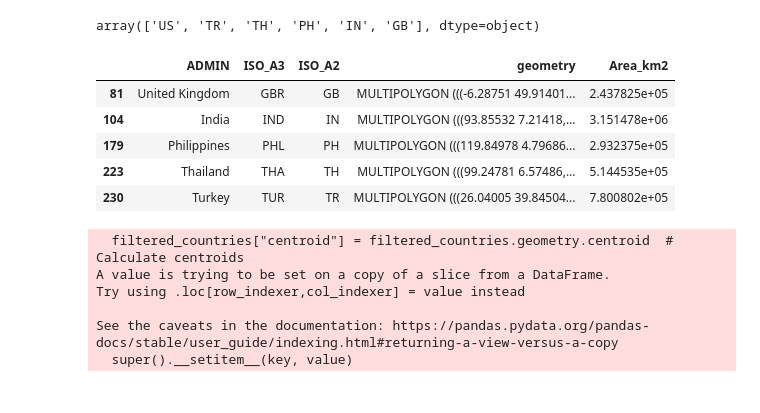
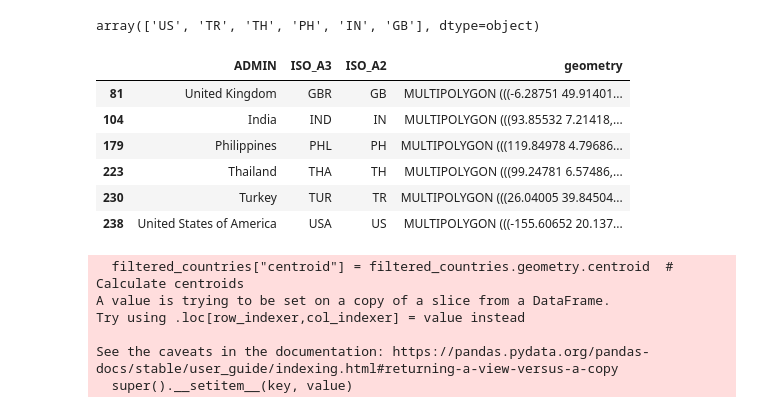
Before and after one commit to Ashi743/my_projects-, a Jupyter notebook: air_quality_assignment.ipynb, the cells around one changed output. Drawn from its saved outputs; the diff is of its cells as text; code cells hidden in the pictures.

```diff
--- a/air_quality_assignment.ipynb
+++ b/air_quality_assignment.ipynb
@@ -154,17 +154,18 @@ gdf_pm10["country_id"].unique()
 # %% [output]
 array(['US', 'TR', 'TH', 'PH', 'IN', 'GB'], dtype=object)
 # %%
-selected_countries = ["United States", "United Kingdom", "Turkey", "Thailand", "Philippines", "India"]
+selected_countries = ["United States of America", "United Kingdom", "Turkey", "Thailand", "Philippines", "India"]
 filtered_countries = countries_gdf[countries_gdf["ADMIN"].isin(selected_countries)]
 # %%
-filtered_countries.head()
+filtered_countries
 # %% [output]
-|  | ADMIN | ISO_A3 | ISO_A2 | geometry | Area_km2 |
-| 81 | United Kingdom | GBR | GB | MULTIPOLYGON (((-6.28751 49.91401... | 2.437825e+05 |
-| 104 | India | IND | IN | MULTIPOLYGON (((93.85532 7.21418,... | 3.151478e+06 |
-| 179 | Philippines | PHL | PH | MULTIPOLYGON (((119.84978 4.79686... | 2.932375e+05 |
-| 223 | Thailand | THA | TH | MULTIPOLYGON (((99.24781 6.57486,... | 5.144535e+05 |
-| 230 | Turkey | TUR | TR | MULTIPOLYGON (((26.04005 39.84504... | 7.800802e+05 |
+|  | ADMIN | ISO_A3 | ISO_A2 | geometry |
+| 81 | United Kingdom | GBR | GB | MULTIPOLYGON (((-6.28751 49.91401... |
+| 104 | India | IND | IN | MULTIPOLYGON (((93.85532 7.21418,... |
+| 179 | Philippines | PHL | PH | MULTIPOLYGON (((119.84978 4.79686... |
+| 223 | Thailand | THA | TH | MULTIPOLYGON (((99.24781 6.57486,... |
+| 230 | Turkey | TUR | TR | MULTIPOLYGON (((26.04005 39.84504... |
+| 238 | United States of America | USA | US | MULTIPOLYGON (((-155.60652 20.137... |
 # %%
 import folium
 from folium.plugins import HeatMap
```
Also changed, not shown: parts of 4 cells of this notebook.
